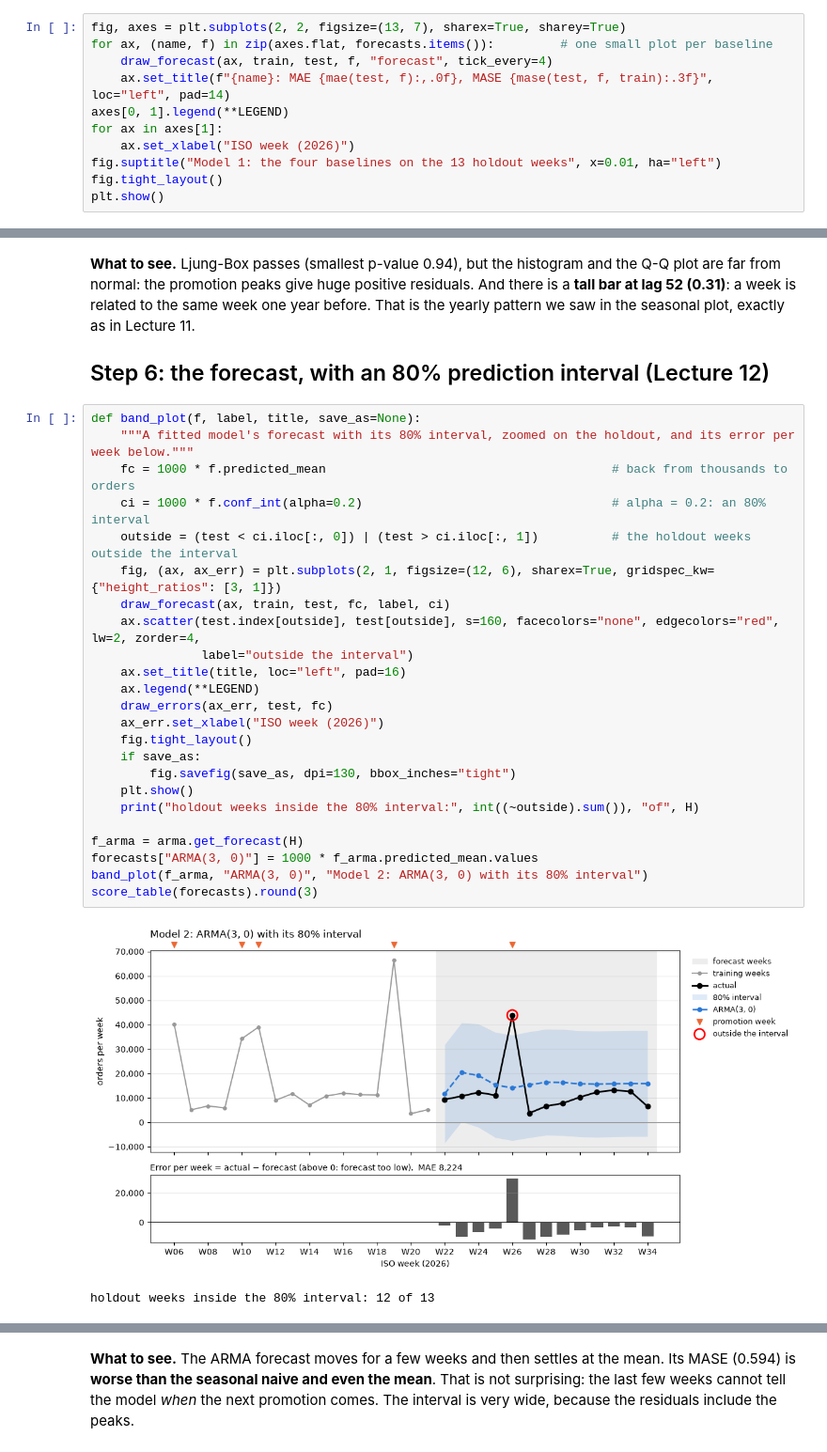
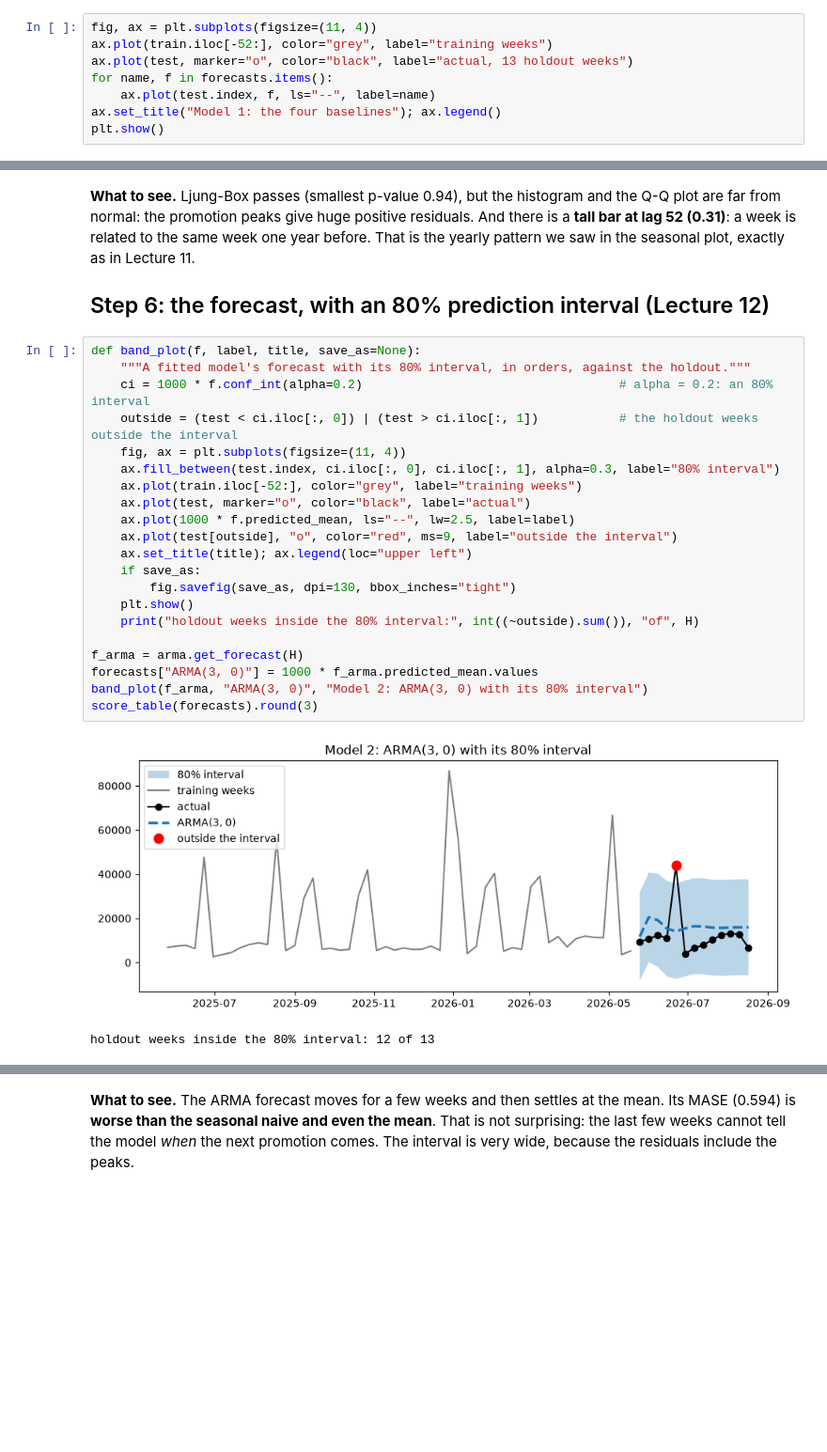
Before and after one commit to andr322a/arla-forecasting-challenge, a Jupyter notebook: forecasting_step_by_step.ipynb, the cells around one changed output, grey strips where cells are left out. Shown at 94% size. Cells and saved outputs as stored; diff of their text form; blank space fills up the shorter version.

```diff
--- a/forecasting_step_by_step.ipynb
+++ b/forecasting_step_by_step.ipynb
@@ -432,12 +391,9 @@ def draw_errors(ax, te, fc):
 # %%
-fig, axes = plt.subplots(2, 2, figsize=(13, 7), sharex=True, sharey=True)
-for ax, (name, f) in zip(axes.flat, forecasts.items()):         # one small plot per baseline
-    draw_forecast(ax, train, test, f, "forecast", tick_every=4)
-    ax.set_title(f"{name}: MAE {mae(test, f):,.0f}, MASE {mase(test, f, train):.3f}", loc="left", pad=14)
-axes[0, 1].legend(**LEGEND)
-for ax in axes[1]:
-    ax.set_xlabel("ISO week (2026)")
-fig.suptitle("Model 1: the four baselines on the 13 holdout weeks", x=0.01, ha="left")
-fig.tight_layout()
+fig, ax = plt.subplots(figsize=(11, 4))
+ax.plot(train.iloc[-52:], color="grey", label="training weeks")
+ax.plot(test, marker="o", color="black", label="actual, 13 holdout weeks")
+for name, f in forecasts.items():
+    ax.plot(test.index, f, ls="--", label=name)
+ax.set_title("Model 1: the four baselines"); ax.legend()
 plt.show()
 # %% [output]
@@ -529,30 +485,27 @@ residual autocorrelation at lag 52: 0.31 | band +/- 0.16
 ## Step 6: the forecast, with an 80% prediction interval (Lecture 12)
 # %%
 def band_plot(f, label, title, save_as=None):
-    """A fitted model's forecast with its 80% interval, zoomed on the holdout, and its error per week below."""
-    fc = 1000 * f.predicted_mean                                       # back from thousands to orders
-    ci = 1000 * f.conf_int(alpha=0.2)                                  # alpha = 0.2: an 80% interval
-    outside = (test < ci.iloc[:, 0]) | (test > ci.iloc[:, 1])          # the holdout weeks outside the interval
-    fig, (ax, ax_err) = plt.subplots(2, 1, figsize=(12, 6), sharex=True, gridspec_kw={"height_ratios": [3, 1]})
-    draw_forecast(ax, train, test, fc, label, ci)
-    ax.scatter(test.index[outside], test[outside], s=160, facecolors="none", edgecolors="red", lw=2, zorder=4,
-               label="outside the interval")
-    ax.set_title(title, loc="left", pad=16)
-    ax.legend(**LEGEND)
-    draw_errors(ax_err, test, fc)
-    ax_err.set_xlabel("ISO week (2026)")
-    fig.tight_layout()
+    """A fitted model's forecast with its 80% interval, in orders, against the holdout."""
+    ci = 1000 * f.conf_int(alpha=0.2)                                   # alpha = 0.2: an 80% interval
+    outside = (test < ci.iloc[:, 0]) | (test > ci.iloc[:, 1])           # the holdout weeks outside the interval
+    fig, ax = plt.subplots(figsize=(11, 4))
+    ax.fill_between(test.index, ci.iloc[:, 0], ci.iloc[:, 1], alpha=0.3, label="80% interval")
+    ax.plot(train.iloc[-52:], color="grey", label="training weeks")
+    ax.plot(test, marker="o", color="black", label="actual")
+    ax.plot(1000 * f.predicted_mean, ls="--", lw=2.5, label=label)
+    ax.plot(test[outside], "o", color="red", ms=9, label="outside the interval")
+    ax.set_title(title); ax.legend(loc="upper left")
     if save_as:
         fig.savefig(save_as, dpi=130, bbox_inches="tight")
     plt.show()
     print("holdout weeks inside the 80% interval:", int((~outside).sum()), "of", H)
 
 f_arma = arma.get_forecast(H)
 forecasts["ARMA(3, 0)"] = 1000 * f_arma.predicted_mean.values
 band_plot(f_arma, "ARMA(3, 0)", "Model 2: ARMA(3, 0) with its 80% interval")
 score_table(forecasts).round(3)
 # %% [output]
-[figure, old version]
+[figure, new version]
 holdout weeks inside the 80% interval: 12 of 13
 |  | MAE | RMSE | MASE |
 | method |  |  |  |
```
Also changed, not shown: parts of 9 cells of this notebook.
